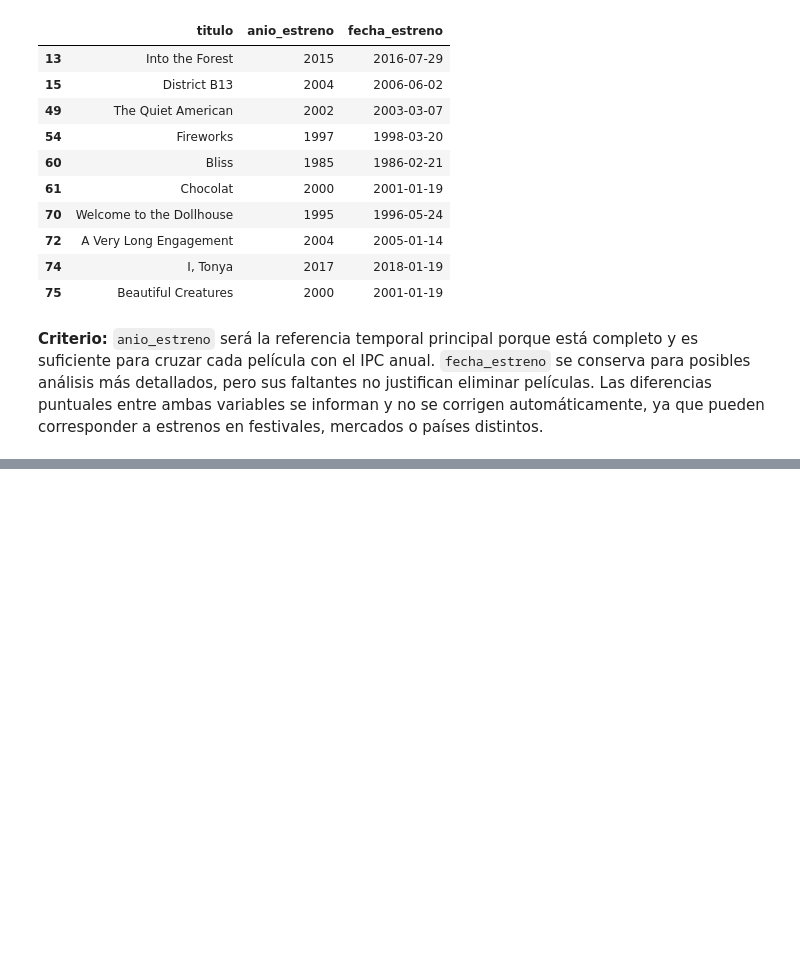
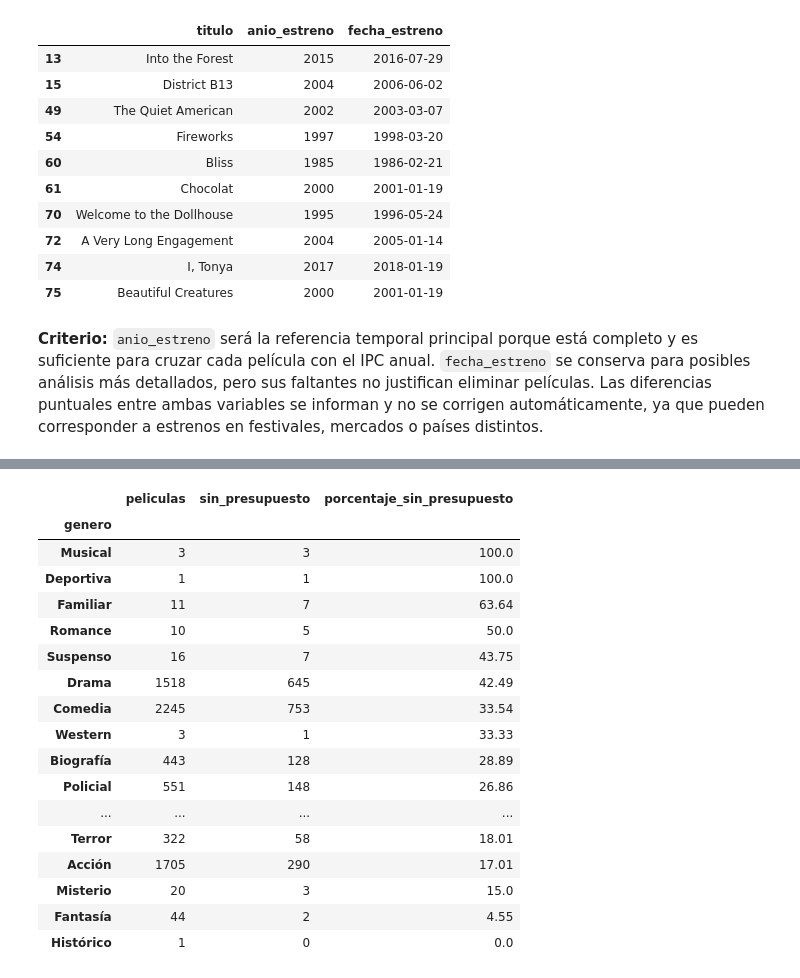
Before and after one commit to alvareezvicente-code/Vicente-Alvarez-programacion-analitica-2, a Jupyter notebook: notebooks/analisis.ipynb, the cells around one changed output, grey strips where cells are left out. Saved outputs shown, nothing was run; the diff lists cells and outputs as text; code cells hidden in the pictures; blank space fills up the shorter version.

Commit message:
Analizar presupuestos faltantes

```diff
--- a/notebooks/analisis.ipynb
+++ b/notebooks/analisis.ipynb
@@ -968,0 +973,10 @@ Porcentaje sobre las fechas disponibles: 16.86%
+# %%
+peliculas_limpias["tiene_presupuesto"] = peliculas_limpias["presupuesto_usd"].notna()
+peliculas_limpias["decada"] = (
+    peliculas_limpias["anio_estreno"] // 10 * 10
+).astype("Int64")
+
+cantidad_sin_presupuesto = int((~peliculas_limpias["tiene_presupuesto"]).sum())
+porcentaje_sin_presupuesto = cantidad_sin_presupuesto / len(peliculas_limpias) * 100
+print(f"Películas sin presupuesto: {cantidad_sin_presupuesto:,}")
+print(f"Porcentaje de la base limpia: {porcentaje_sin_presupuesto:.2f}%")
@@ -968,0 +1007,32 @@ Porcentaje sobre las fechas disponibles: 16.86%
+# %%
+faltantes_por_genero = (
+    peliculas_limpias.groupby("genero", dropna=False)
+    .agg(
+        peliculas=("id_pelicula", "size"),
+        sin_presupuesto=("presupuesto_usd", lambda serie: serie.isna().sum()),
+    )
+)
+faltantes_por_genero["porcentaje_sin_presupuesto"] = (
+    faltantes_por_genero["sin_presupuesto"]
+    / faltantes_por_genero["peliculas"] * 100
+).round(2)
+faltantes_por_genero.sort_values("porcentaje_sin_presupuesto", ascending=False)
+# %% [output]
+|  | peliculas | sin_presupuesto | porcentaje_sin_presupuesto |
+| genero |  |  |  |
+| Musical | 3 | 3 | 100.0 |
+| Deportiva | 1 | 1 | 100.0 |
+| Familiar | 11 | 7 | 63.64 |
+| Romance | 10 | 5 | 50.0 |
+| Suspenso | 16 | 7 | 43.75 |
+| Drama | 1518 | 645 | 42.49 |
+| Comedia | 2245 | 753 | 33.54 |
+| Western | 3 | 1 | 33.33 |
+| Biografía | 443 | 128 | 28.89 |
+| Policial | 551 | 148 | 26.86 |
+| ... | ... | ... | ... |
+| Terror | 322 | 58 | 18.01 |
+| Acción | 1705 | 290 | 17.01 |
+| Misterio | 20 | 3 | 15.0 |
+| Fantasía | 44 | 2 | 4.55 |
+| Histórico | 1 | 0 | 0.0 |
```
Also changed, not shown: parts of 7 cells of this notebook.
